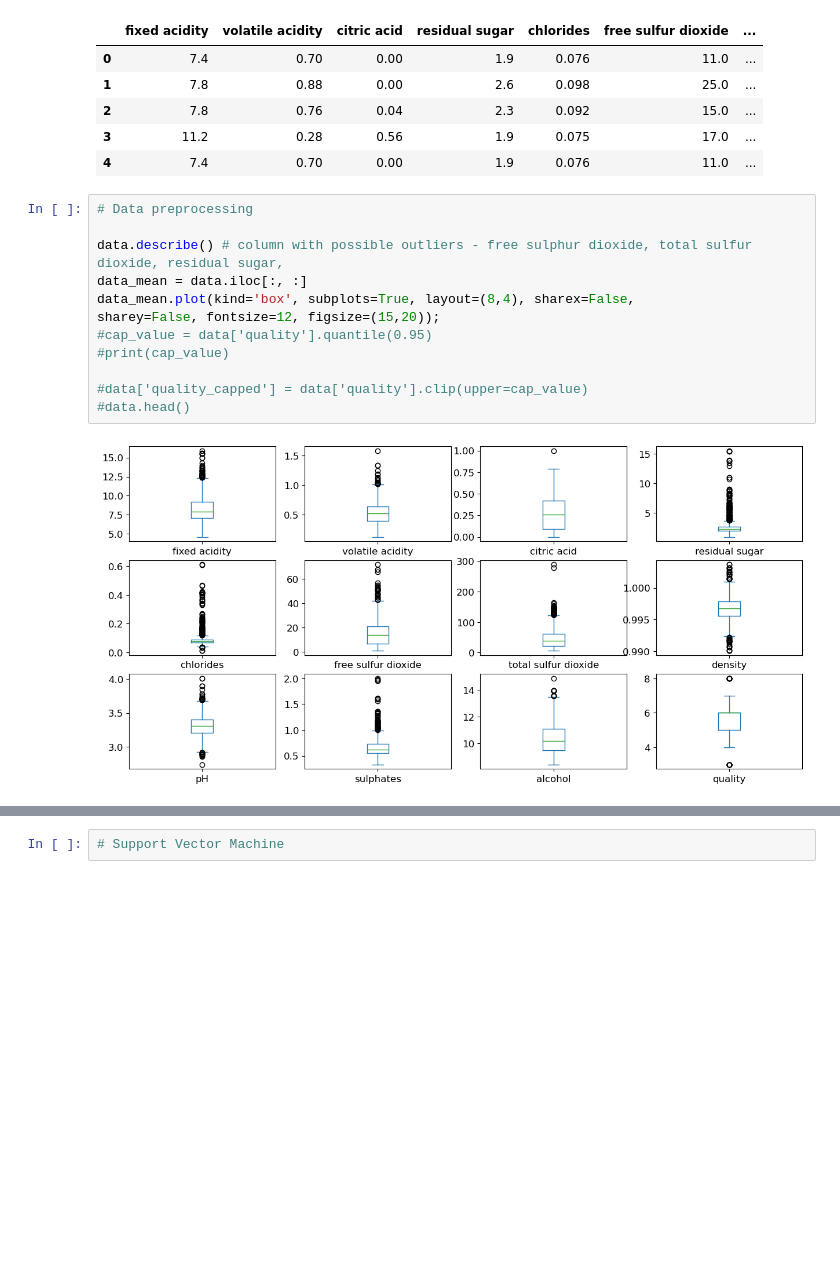
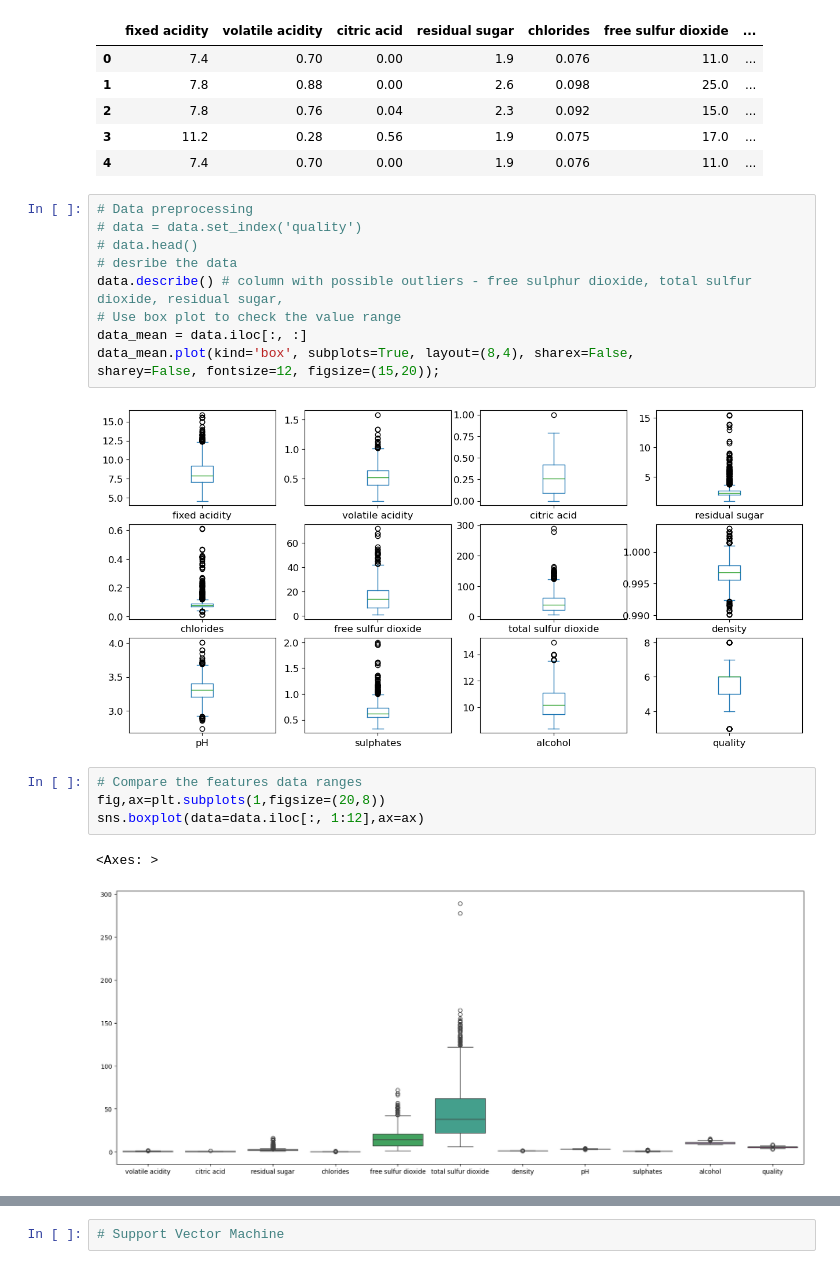
Before and after one commit to lanre01/ML-Coursework1, a Jupyter notebook: Regression.ipynb, the cells around one changed output, grey strips where cells are left out. Cells and saved outputs as stored; diff of their text form; blank space fills up the shorter version.

```diff
--- a/Regression.ipynb
+++ b/Regression.ipynb
@@ -25,15 +25,20 @@ data.head()
 | 4 | 7.4 | 0.70 | 0.00 | 1.9 | 0.076 | 11.0 | ... |
 # %%
 # Data preprocessing
-
+# data = data.set_index('quality')
+# data.head()
+# desribe the data
 data.describe() # column with possible outliers - free sulphur dioxide, total sulfur dioxide, residual sugar,
+# Use box plot to check the value range
 data_mean = data.iloc[:, :]
 data_mean.plot(kind='box', subplots=True, layout=(8,4), sharex=False,
 sharey=False, fontsize=12, figsize=(15,20));
-#cap_value = data['quality'].quantile(0.95)
-#print(cap_value)
-
-#data['quality_capped'] = data['quality'].clip(upper=cap_value)
-#data.head()
 # %% [output]
 [figure]
+# %%
+# Compare the features data ranges
+fig,ax=plt.subplots(1,figsize=(20,8))
+sns.boxplot(data=data.iloc[:, 1:12],ax=ax)
+# %% [output]
+<Axes: >
+[figure, added]
```
Also changed, not shown: parts of 2 cells of this notebook.
